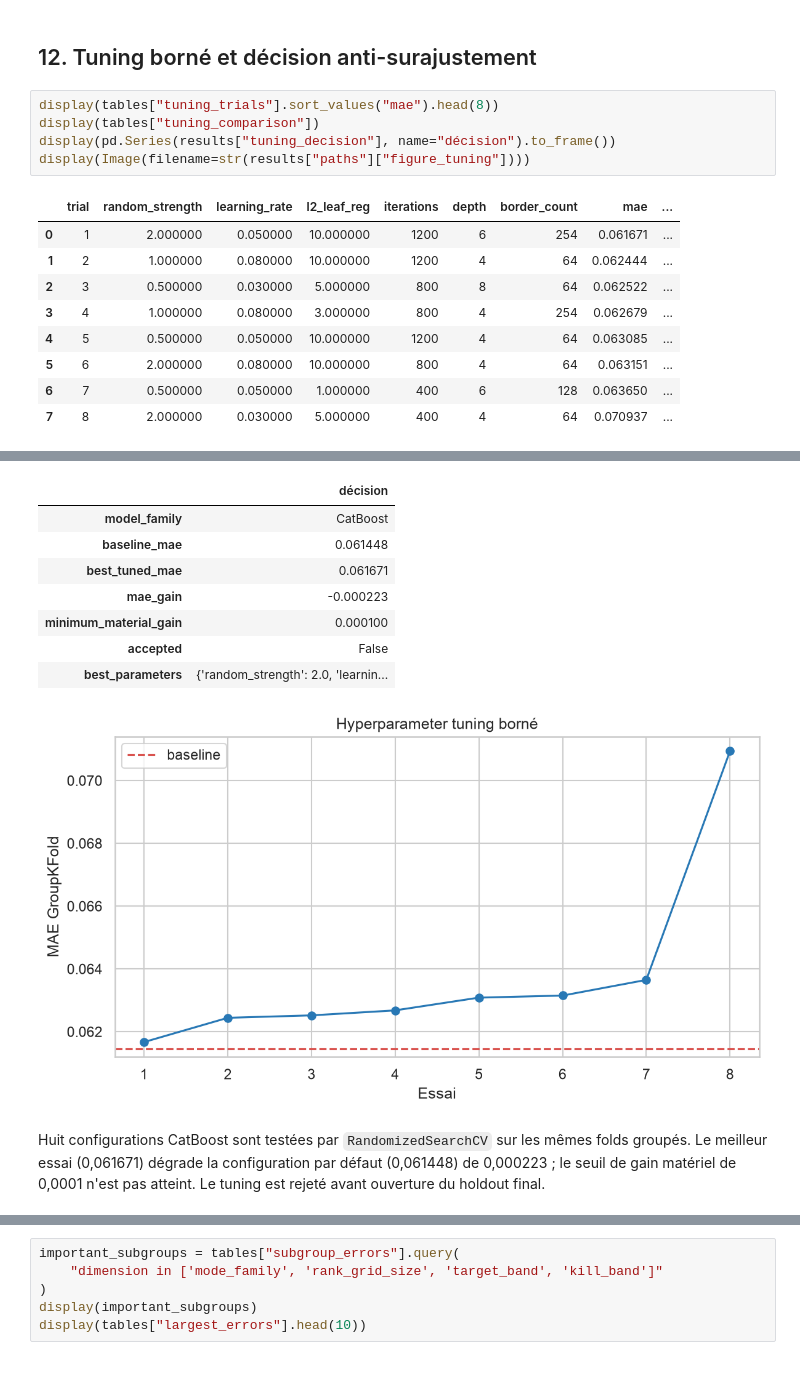
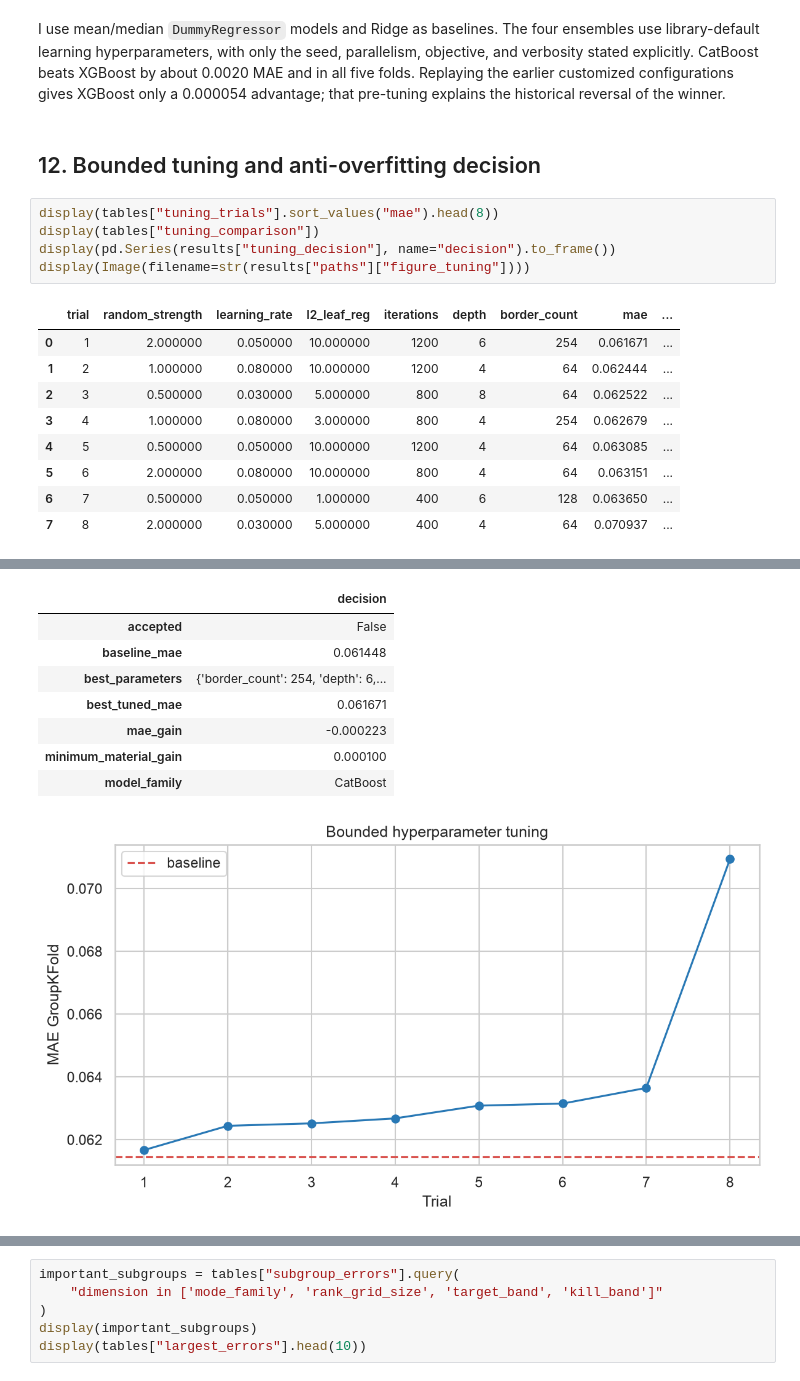
Before and after one commit to Manda404/Game-Player-Analysis, a Jupyter notebook: notebooks/game_player_analysis.ipynb, the cells around one changed output, grey strips where cells are left out. Cells and saved outputs as stored; diff of their text form.

```diff
--- a/notebooks/game_player_analysis.ipynb
+++ b/notebooks/game_player_analysis.ipynb
@@ -427,34 +505,36 @@ ce pré-réglage expliquait l'inversion historique du gagnant.
-# %% [markdown]
-## 12. Tuning borné et décision anti-surajustement
+# %% [markdown]
+I use mean/median `DummyRegressor` models and Ridge as baselines. The four
+ensembles use library-default learning hyperparameters, with only the seed,
+parallelism, objective, and verbosity stated explicitly. CatBoost beats XGBoost
+by about 0.0020 MAE and in all five folds. Replaying the earlier customized
+configurations gives XGBoost only a 0.000054 advantage; that pre-tuning explains
+the historical reversal of the winner.
+# %% [markdown]
+## 12. Bounded tuning and anti-overfitting decision
 # %%
 display(tables["tuning_trials"].sort_values("mae").head(8))
 display(tables["tuning_comparison"])
-display(pd.Series(results["tuning_decision"], name="décision").to_frame())
+display(pd.Series(results["tuning_decision"], name="decision").to_frame())
 display(Image(filename=str(results["paths"]["figure_tuning"])))
 # %% [output]
 |  | trial | random_strength | learning_rate | l2_leaf_reg | iterations | depth | border_count | mae | ... |
 | 0 | 1 | 2.000000 | 0.050000 | 10.000000 | 1200 | 6 | 254 | 0.061671 | ... |
 | 1 | 2 | 1.000000 | 0.080000 | 10.000000 | 1200 | 4 | 64 | 0.062444 | ... |
 | 2 | 3 | 0.500000 | 0.030000 | 5.000000 | 800 | 8 | 64 | 0.062522 | ... |
 | 3 | 4 | 1.000000 | 0.080000 | 3.000000 | 800 | 4 | 254 | 0.062679 | ... |
 | 4 | 5 | 0.500000 | 0.050000 | 10.000000 | 1200 | 4 | 64 | 0.063085 | ... |
 | 5 | 6 | 2.000000 | 0.080000 | 10.000000 | 800 | 4 | 64 | 0.063151 | ... |
 | 6 | 7 | 0.500000 | 0.050000 | 1.000000 | 400 | 6 | 128 | 0.063650 | ... |
 | 7 | 8 | 2.000000 | 0.030000 | 5.000000 | 400 | 4 | 64 | 0.070937 | ... |
 |  | rank | model | mae | mae_std | mae_min | mae_max | rmse | rmse_std | r2 | r2_std | train_mae | ... |
 | 0 | 1.000000 | CatBoost | 0.061448 | 0.001095 | 0.060766 | 0.063341 | 0.086460 | 0.001895 | 0.920835 | 0.003616 | 0.055269 | ... |
 | 1 | NaN | CatBoost tuned | 0.061671 | 0.001222 | 0.060792 | 0.063703 | 0.086746 | 0.002002 | 0.920308 | 0.003775 | 0.057417 | ... |
-|  | décision |
-| model_family | CatBoost |
+|  | decision |
+| accepted | False |
 | baseline_mae | 0.061448 |
+| best_parameters | {'border_count': 254, 'depth': 6,... |
 | best_tuned_mae | 0.061671 |
 | mae_gain | -0.000223 |
 | minimum_material_gain | 0.000100 |
-| accepted | False |
-| best_parameters | {'random_strength': 2.0, 'learnin... |
+| model_family | CatBoost |
-[figure, old version]
+[figure, new version]
-# %% [markdown]
-Huit configurations CatBoost sont testées par `RandomizedSearchCV` sur les
-mêmes folds groupés. Le meilleur essai (0,061671) dégrade la configuration par
-défaut (0,061448) de 0,000223 ; le seuil de gain matériel de 0,0001 n'est pas
-atteint. Le tuning est rejeté avant ouverture du holdout final.
```
Also changed, not shown: parts of 65 cells of this notebook, 52 other files.
